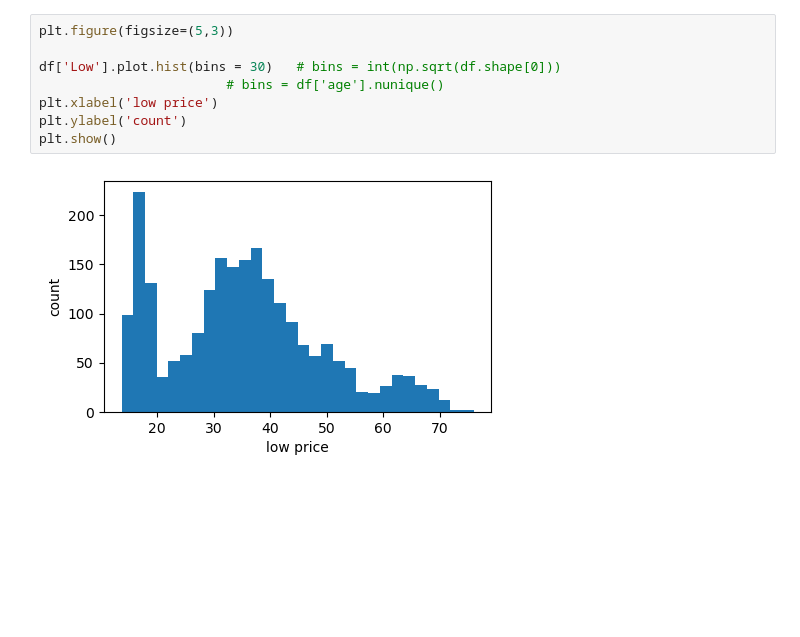
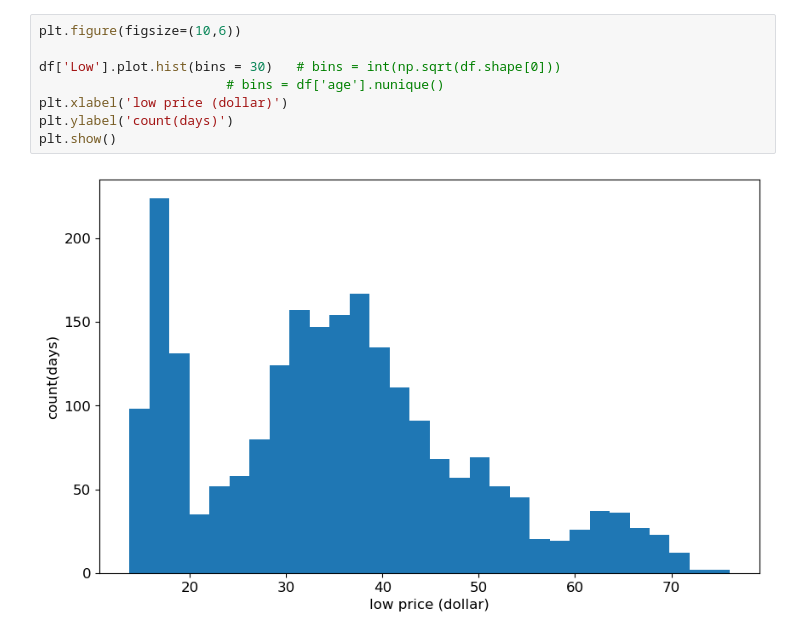
Before and after one commit to Psy3962/data1030_projects, a Jupyter notebook: Untitled.ipynb, the cells around one changed output. Drawn from its saved outputs; the diff is of its cells as text; blank space fills up the shorter version.

```diff
--- a/Untitled.ipynb
+++ b/Untitled.ipynb
@@ -63,11 +79,11 @@ plt.show()
 # %%
-plt.figure(figsize=(5,3))
+plt.figure(figsize=(10,6))
 
 df['Low'].plot.hist(bins = 30)   # bins = int(np.sqrt(df.shape[0]))
                         # bins = df['age'].nunique()
-plt.xlabel('low price')
-plt.ylabel('count')
+plt.xlabel('low price (dollar)')
+plt.ylabel('count(days)')
 plt.show()
 # %% [output]
-[figure, old version]
+[figure, new version]
 # %%
```
Also changed, not shown: parts of 34 cells of this notebook.
